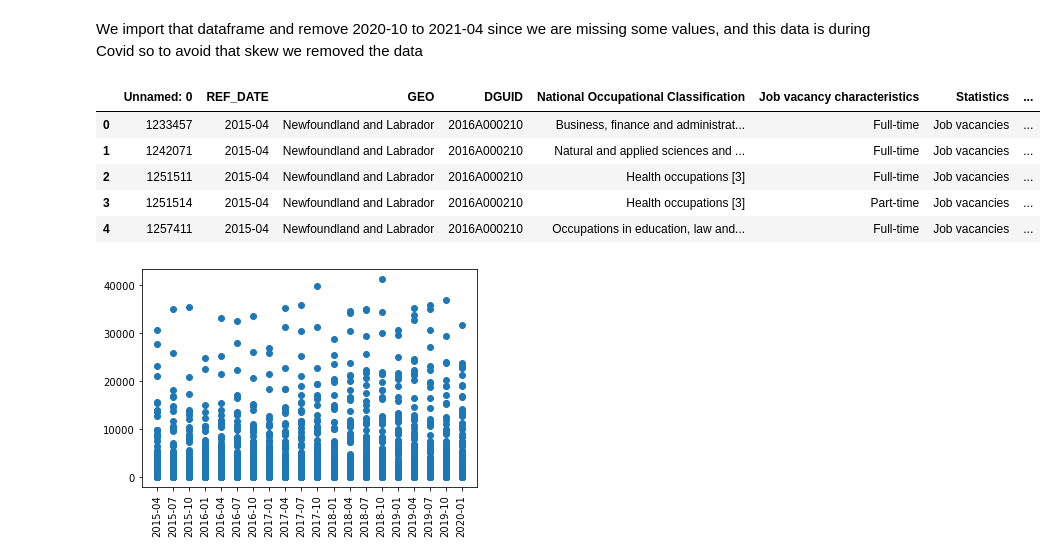
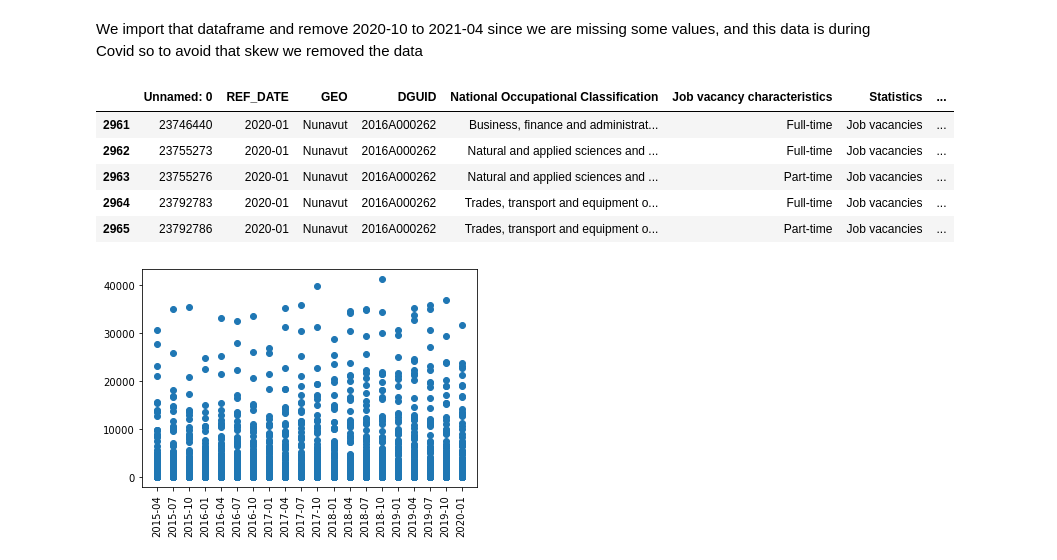
Before and after one commit to alecngai/Predicting_Canadian_Job_Vacancies, a Jupyter notebook: Machine_Learning/Alec_MLtesting_Linear_Regression_V3.ipynb, the cells around one changed output. Drawn from its saved outputs; the diff is of its cells as text; code cells hidden in the pictures.

```diff
--- a/Machine_Learning/Alec_MLtesting_Linear_Regression_V3.ipynb
+++ b/Machine_Learning/Alec_MLtesting_Linear_Regression_V3.ipynb
@@ -23,14 +23,14 @@ We import that dataframe and remove 2020-10 to 2021-04 since we are missing some
 # %%
 df = pd.read_csv(Path('Resources\DataforMLtesting.csv'))
 df = df[~df['REF_DATE'].isin(['2020-10', '2021-01', '2021-04'])]
-df.head()
+df.tail()
 # %% [output]
 |  | Unnamed: 0 | REF_DATE | GEO | DGUID | National Occupational Classification | Job vacancy characteristics | Statistics | ... |
-| 0 | 1233457 | 2015-04 | Newfoundland and Labrador | 2016A000210 | Business, finance and administrat... | Full-time | Job vacancies | ... |
-| 1 | 1242071 | 2015-04 | Newfoundland and Labrador | 2016A000210 | Natural and applied sciences and ... | Full-time | Job vacancies | ... |
-| 2 | 1251511 | 2015-04 | Newfoundland and Labrador | 2016A000210 | Health occupations [3] | Full-time | Job vacancies | ... |
-| 3 | 1251514 | 2015-04 | Newfoundland and Labrador | 2016A000210 | Health occupations [3] | Part-time | Job vacancies | ... |
-| 4 | 1257411 | 2015-04 | Newfoundland and Labrador | 2016A000210 | Occupations in education, law and... | Full-time | Job vacancies | ... |
+| 2961 | 23746440 | 2020-01 | Nunavut | 2016A000262 | Business, finance and administrat... | Full-time | Job vacancies | ... |
+| 2962 | 23755273 | 2020-01 | Nunavut | 2016A000262 | Natural and applied sciences and ... | Full-time | Job vacancies | ... |
+| 2963 | 23755276 | 2020-01 | Nunavut | 2016A000262 | Natural and applied sciences and ... | Part-time | Job vacancies | ... |
+| 2964 | 23792783 | 2020-01 | Nunavut | 2016A000262 | Trades, transport and equipment o... | Full-time | Job vacancies | ... |
+| 2965 | 23792786 | 2020-01 | Nunavut | 2016A000262 | Trades, transport and equipment o... | Part-time | Job vacancies | ... |
 # %%
 plt.scatter(df.REF_DATE, df.VALUE)
 plt.xticks(rotation = 90)
```
Also changed, not shown: parts of 3 cells of this notebook, 27 other files.
